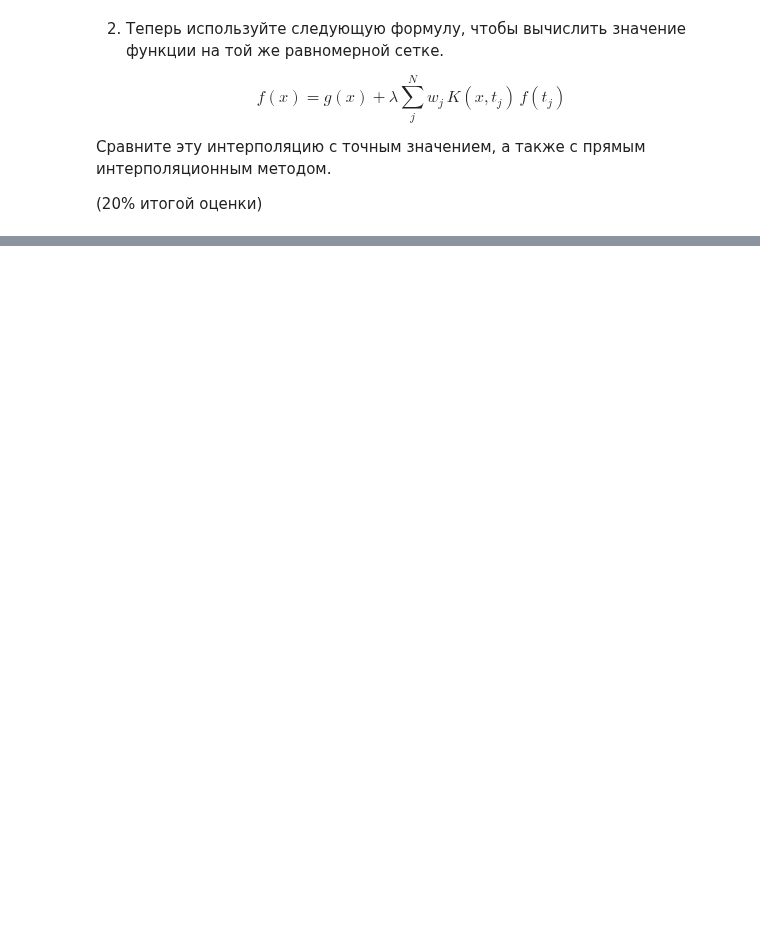
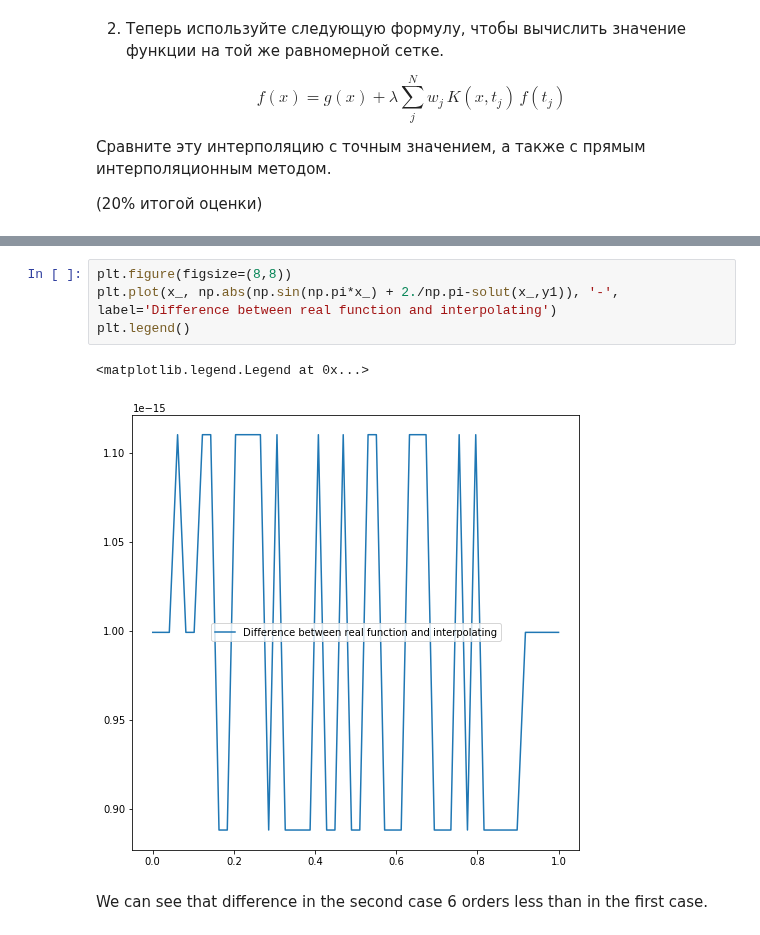
Before and after one commit to ev-br/CP2020, a Jupyter notebook: week_8_Advanced_Integrals.ipynb, the cells around one changed output, grey strips where cells are left out. Saved outputs shown, nothing was run; the diff lists cells and outputs as text; blank space fills up the shorter version.

```diff
--- a/week_8_Advanced_Integrals.ipynb
+++ b/week_8_Advanced_Integrals.ipynb
@@ -288,0 +314,9 @@ $$
+# %%
+plt.figure(figsize=(8,8))
+plt.plot(x_, np.abs(np.sin(np.pi*x_) + 2./np.pi-solut(x_,y1)), '-', label='Difference between real function and interpolating')
+plt.legend()
+# %% [output]
+<matplotlib.legend.Legend at 0x...>
+[figure, added]
+# %% [markdown]
+We can see that difference in the second case 6 orders less than in the first case.
```
Also changed, not shown: parts of 5 cells of this notebook.
